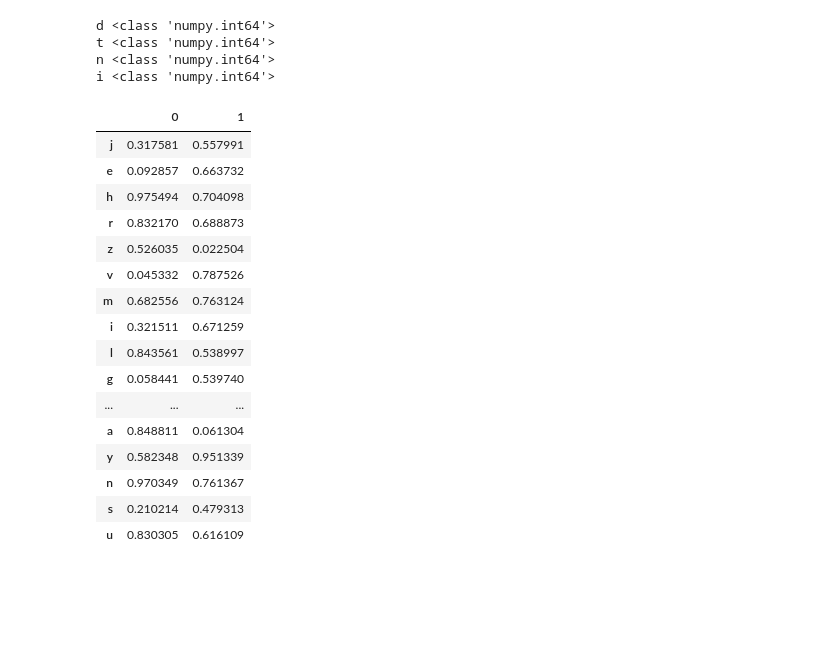
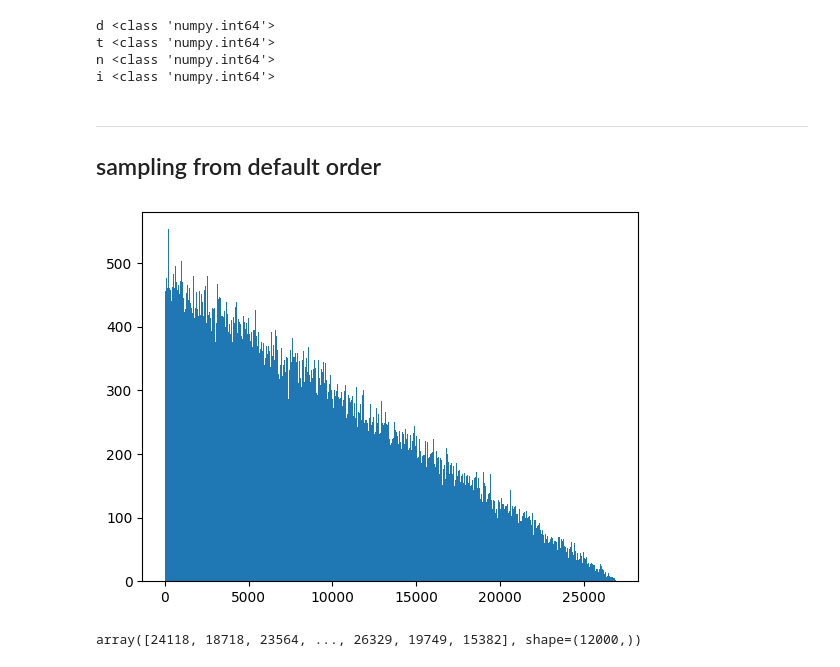
Before and after one commit to serendipity-searcher/web_backend, a Jupyter notebook: dev.ipynb, the cells around one changed output. Saved outputs shown, nothing was run; the diff lists cells and outputs as text; code cells hidden in the pictures; blank space fills up the shorter version.

```diff
--- a/dev.ipynb
+++ b/dev.ipynb
@@ -401,23 +401,28 @@ d <class 'numpy.int64'>
 t <class 'numpy.int64'>
 n <class 'numpy.int64'>
 i <class 'numpy.int64'>
-# %%
-df
-# %% [output]
-|  | 0 | 1 |
-| j | 0.317581 | 0.557991 |
-| e | 0.092857 | 0.663732 |
-| h | 0.975494 | 0.704098 |
-| r | 0.832170 | 0.688873 |
-| z | 0.526035 | 0.022504 |
-| v | 0.045332 | 0.787526 |
-| m | 0.682556 | 0.763124 |
-| i | 0.321511 | 0.671259 |
-| l | 0.843561 | 0.538997 |
-| g | 0.058441 | 0.539740 |
-| ... | ... | ... |
-| a | 0.848811 | 0.061304 |
-| y | 0.582348 | 0.951339 |
-| n | 0.970349 | 0.761367 |
-| s | 0.210214 | 0.479313 |
-| u | 0.830305 | 0.616109 |
+# %% [markdown]
+---
+## sampling from default order
+# %%
+import numpy as np
+import numpy.random as rand
+import matplotlib.pyplot as plt
+
+n = 27000
+order = list(range(n))
+
+def norm(x):
+    x = np.asarray(x)
+    return x/x.sum()
+
+probs = norm(n-np.arange(n))
+samples = np.stack([rand.choice(np.arange(n), size=12, replace=False, p=probs) for _ in range(10000)])
+# %%
+_=plt.hist(samples.flatten(), bins=500)
+# %% [output]
+[figure, added]
+# %%
+samples.flatten()
+# %% [output]
+array([24118, 18718, 23564, ..., 26329, 19749, 15382], shape=(12000,))
```
Also changed, not shown: 1 other file.
